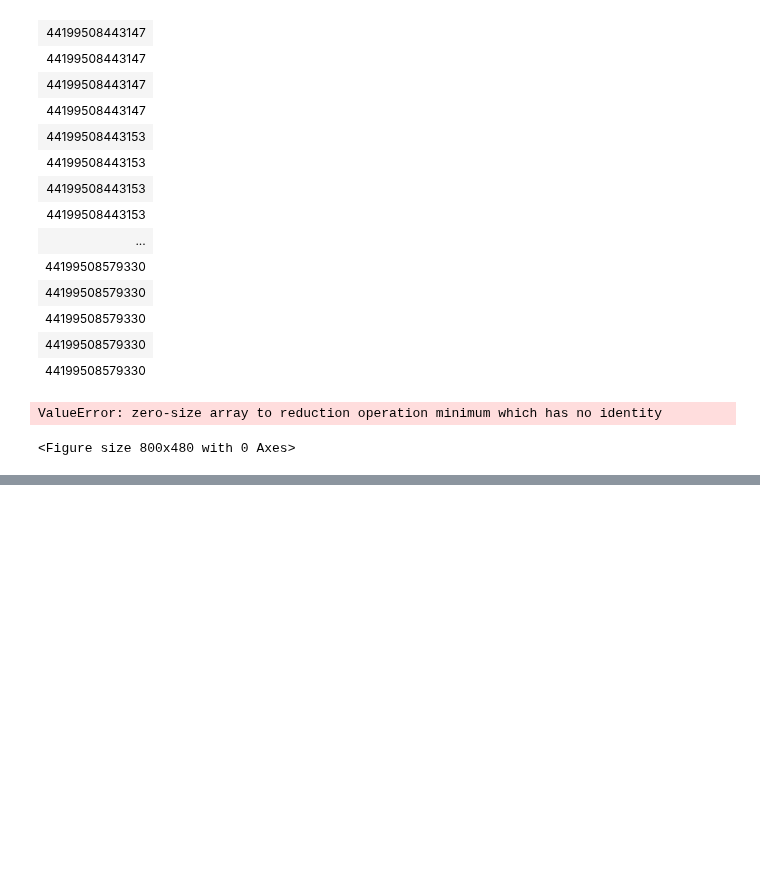
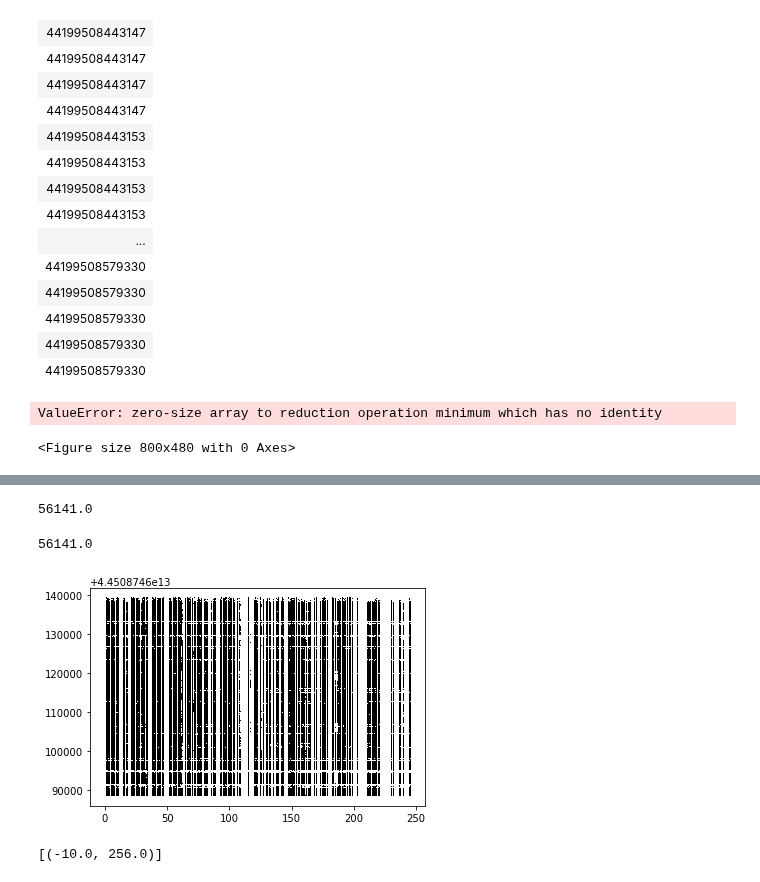
Before and after one commit to tomr-stargazer/Variability_Project_2020, a Jupyter notebook: wuvars/plotting/prototypes/Prototyping simple_lc_brokenaxes.ipynb, the cells around one changed output, grey strips where cells are left out. Drawn from its saved outputs; the diff is of its cells as text; code cells hidden in the pictures; blank space fills up the shorter version.

```diff
--- a/wuvars/plotting/prototypes/Prototyping simple_lc_brokenaxes.ipynb
+++ b/wuvars/plotting/prototypes/Prototyping simple_lc_brokenaxes.ipynb
@@ -421,0 +424,2 @@ produce_xlims(dates, breaks=[300, 600, 800, 1000, 1100])
+# %%
+dat7 = photometry.group_wserv_v2(photometry.load_wserv_v2(7))
@@ -421,0 +428,14 @@ produce_xlims(dates, breaks=[300, 600, 800, 1000, 1100])
+# %%
+np.floor(dat7['MEANMJDOBS'].min())
+# %% [output]
+56141.0
+# %%
+plt.plot(dat7['MEANMJDOBS'] - np.floor(np.min(dat7['MEANMJDOBS'])), dat7['SOURCEID'], 'k,')
+np.floor(np.min(dat7['MEANMJDOBS']))
+# %% [output]
+56141.0
+[figure, added]
+# %%
+produce_xlims(dat7['MEANMJDOBS'] - np.floor(np.min(dat7['MEANMJDOBS'])), breaks=[])
+# %% [output]
+[(-10.0, 256.0)]
```
Also changed, not shown: parts of 16 cells of this notebook, 2 other files.
